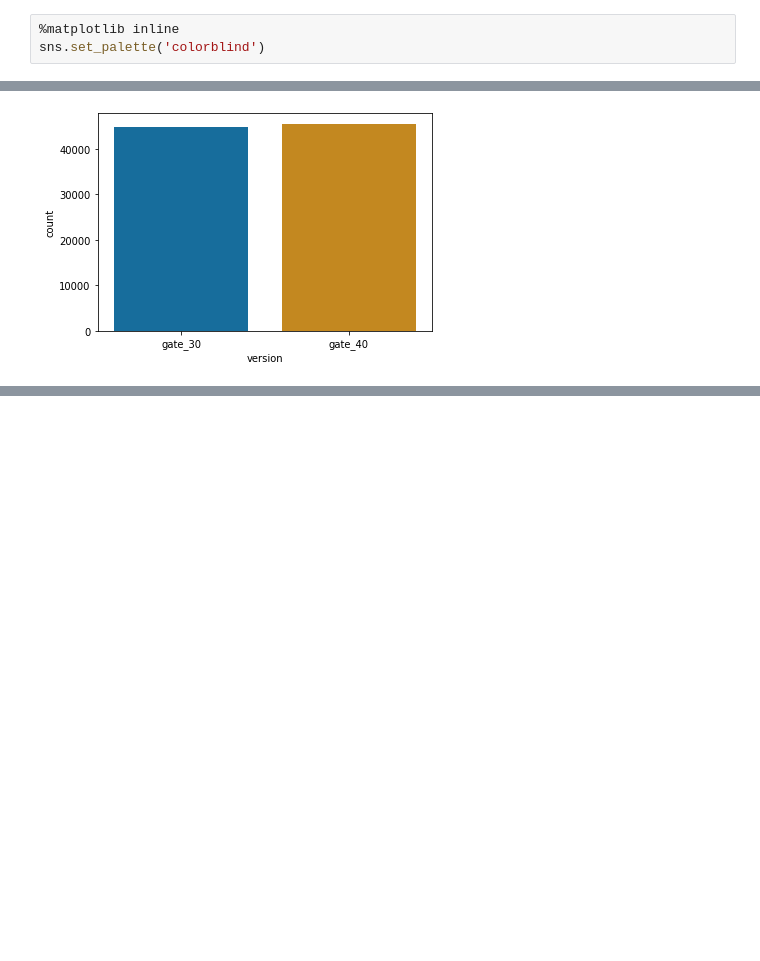
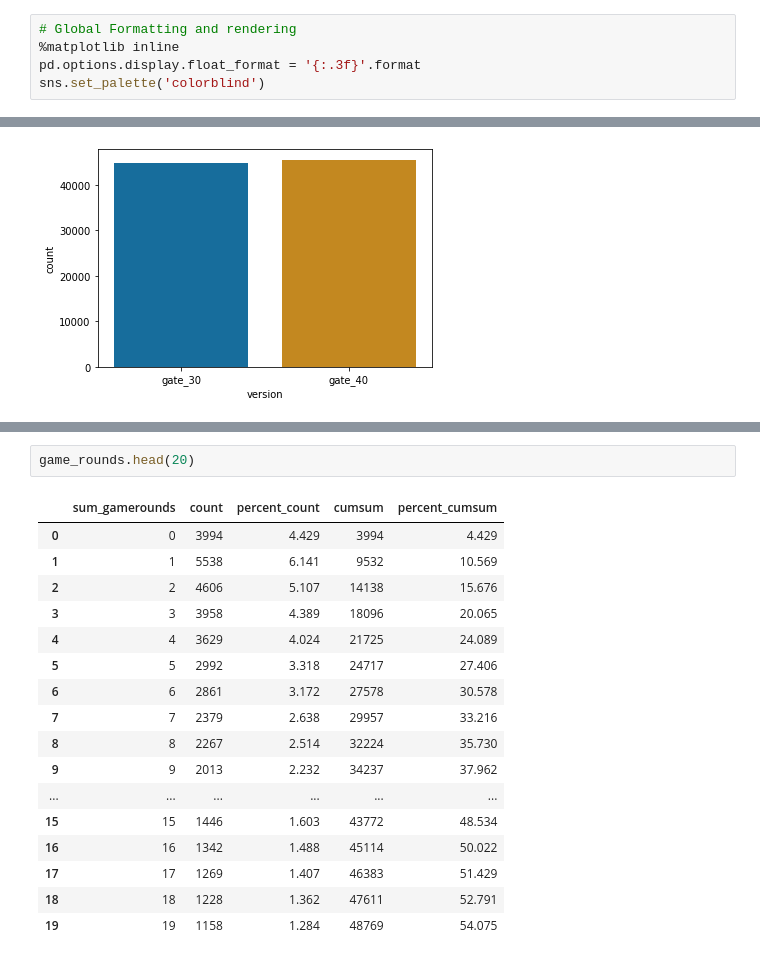
Before and after one commit to lorcanrae/ab-test-cookie-cats, a Jupyter notebook: notebooks/ab-test-cookie-cats.ipynb, the cells around one changed output, grey strips where cells are left out. Saved outputs shown, nothing was run; the diff lists cells and outputs as text; blank space fills up the shorter version.

```diff
--- a/notebooks/ab-test-cookie-cats.ipynb
+++ b/notebooks/ab-test-cookie-cats.ipynb
@@ -48,7 +50,9 @@ import os
 # Hypothesis Testing
 import scipy.stats as stats
 # %%
+# Global Formatting and rendering
 %matplotlib inline
+pd.options.display.float_format = '{:.3f}'.format
 sns.set_palette('colorblind')
 # %%
 # Helper Functions
@@ -182,0 +315,20 @@ plt.show()
+# %%
+game_rounds.head(20)
+# %% [output]
+|  | sum_gamerounds | count | percent_count | cumsum | percent_cumsum |
+| 0 | 0 | 3994 | 4.429 | 3994 | 4.429 |
+| 1 | 1 | 5538 | 6.141 | 9532 | 10.569 |
+| 2 | 2 | 4606 | 5.107 | 14138 | 15.676 |
+| 3 | 3 | 3958 | 4.389 | 18096 | 20.065 |
+| 4 | 4 | 3629 | 4.024 | 21725 | 24.089 |
+| 5 | 5 | 2992 | 3.318 | 24717 | 27.406 |
+| 6 | 6 | 2861 | 3.172 | 27578 | 30.578 |
+| 7 | 7 | 2379 | 2.638 | 29957 | 33.216 |
+| 8 | 8 | 2267 | 2.514 | 32224 | 35.730 |
+| 9 | 9 | 2013 | 2.232 | 34237 | 37.962 |
+| ... | ... | ... | ... | ... | ... |
+| 15 | 15 | 1446 | 1.603 | 43772 | 48.534 |
+| 16 | 16 | 1342 | 1.488 | 45114 | 50.022 |
+| 17 | 17 | 1269 | 1.407 | 46383 | 51.429 |
+| 18 | 18 | 1228 | 1.362 | 47611 | 52.791 |
+| 19 | 19 | 1158 | 1.284 | 48769 | 54.075 |
```
Also changed, not shown: parts of 23 cells of this notebook.
